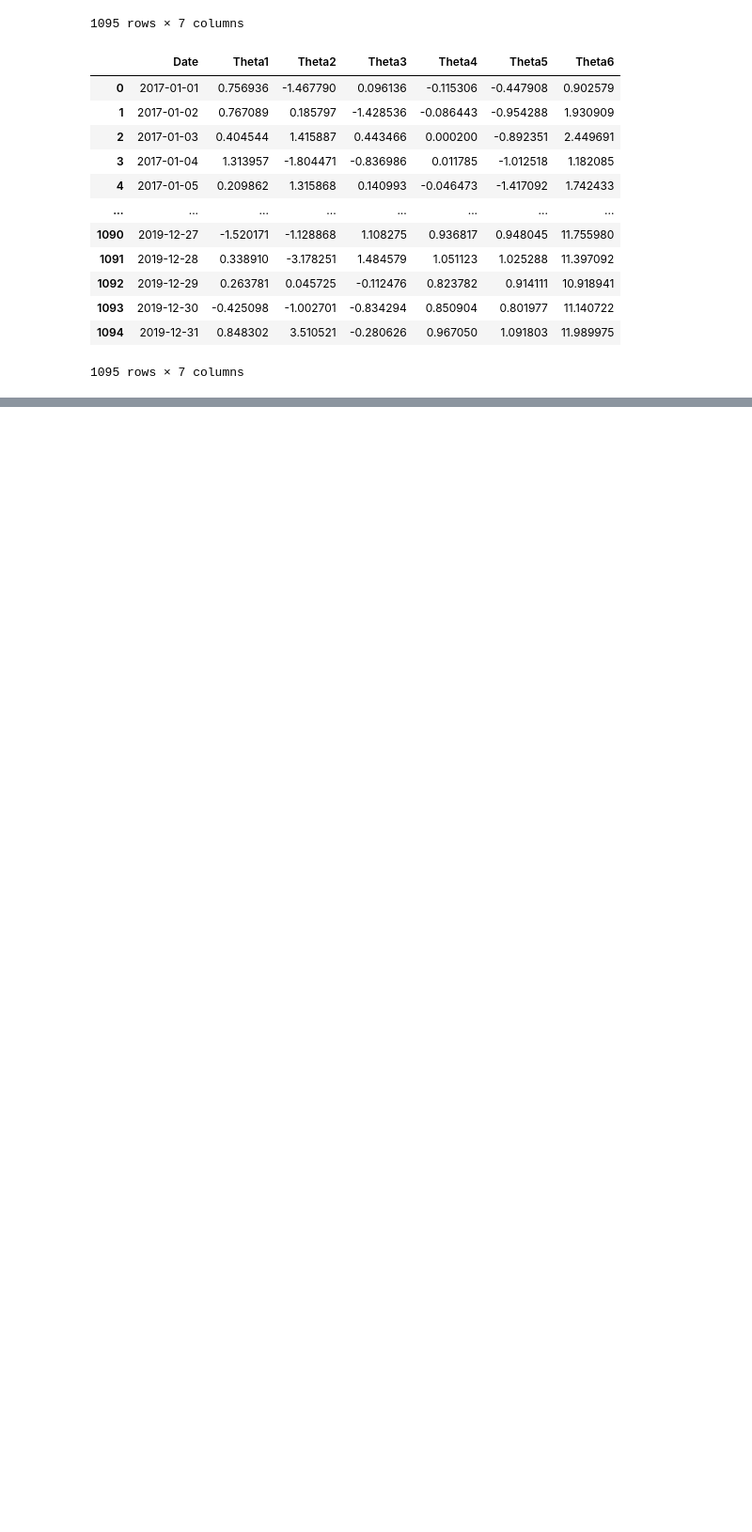
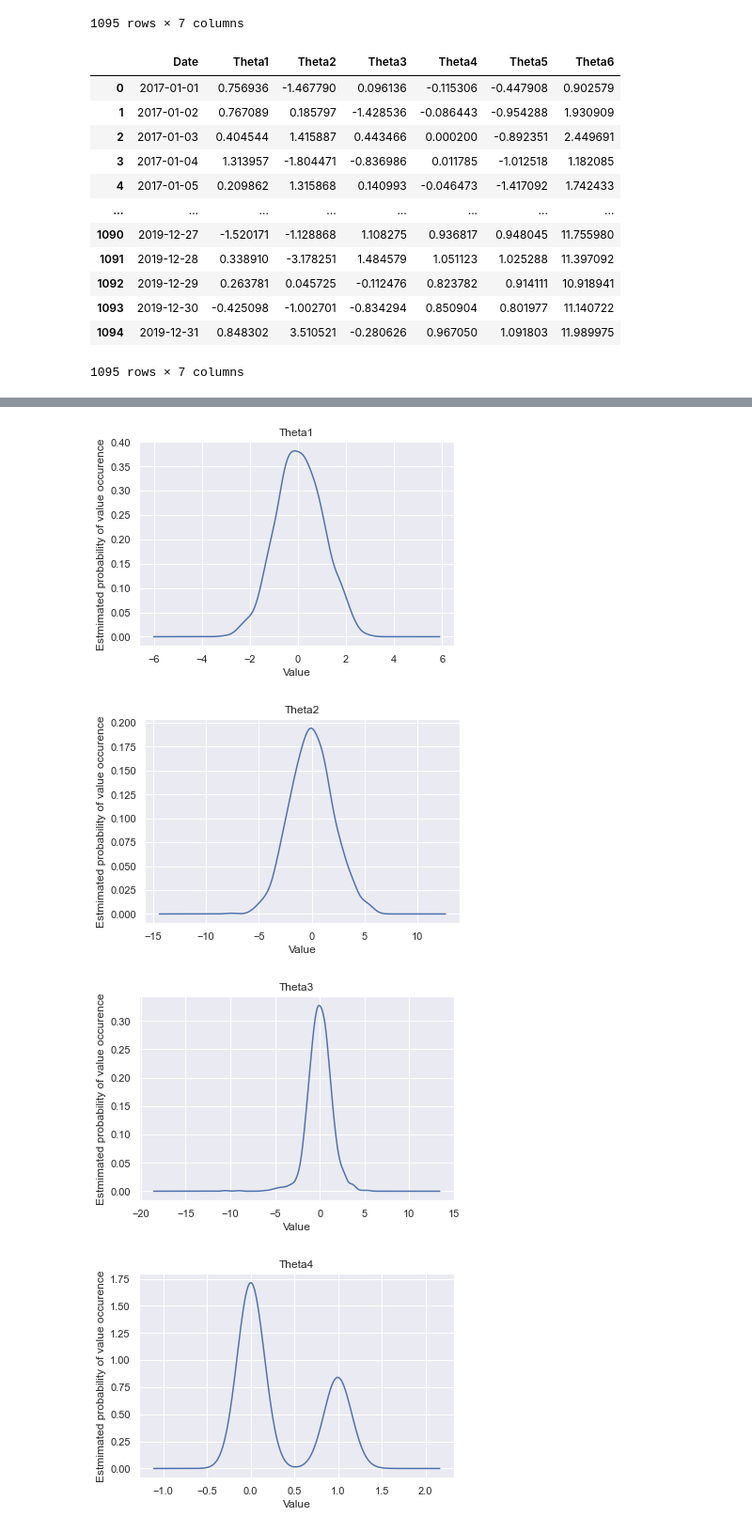
Before and after one commit to mmoskala07/Data-Analytics-Scripts, a Jupyter notebook: Lab 1 - Python review/Lesson 1.ipynb, the cells around one changed output, grey strips where cells are left out. Shown at 94% size. Saved outputs shown, nothing was run; the diff lists cells and outputs as text; code cells hidden in the pictures; blank space fills up the shorter version.

```diff
--- a/Lab 1 - Python review/Lesson 1.ipynb
+++ b/Lab 1 - Python review/Lesson 1.ipynb
@@ -92,0 +109,14 @@ for col_name in df:
+# %%
+# Iterate over column name in dataframe
+for col_name in df:
+    # For each column plot kernel density estimation
+    # This is non parmetric way to estimate the probability density function (PDF) of random variable.
+    df[col_name].plot.kde(title=col_name)
+    plt.xlabel("Value")
+    plt.ylabel("Estmimated probability of value occurence")
+    plt.figure()
+# %% [output]
+[figure, added]
+[figure, added]
+[figure, added]
+[figure, added]
```
Also changed, not shown: parts of 14 cells of this notebook, 1 other file.
